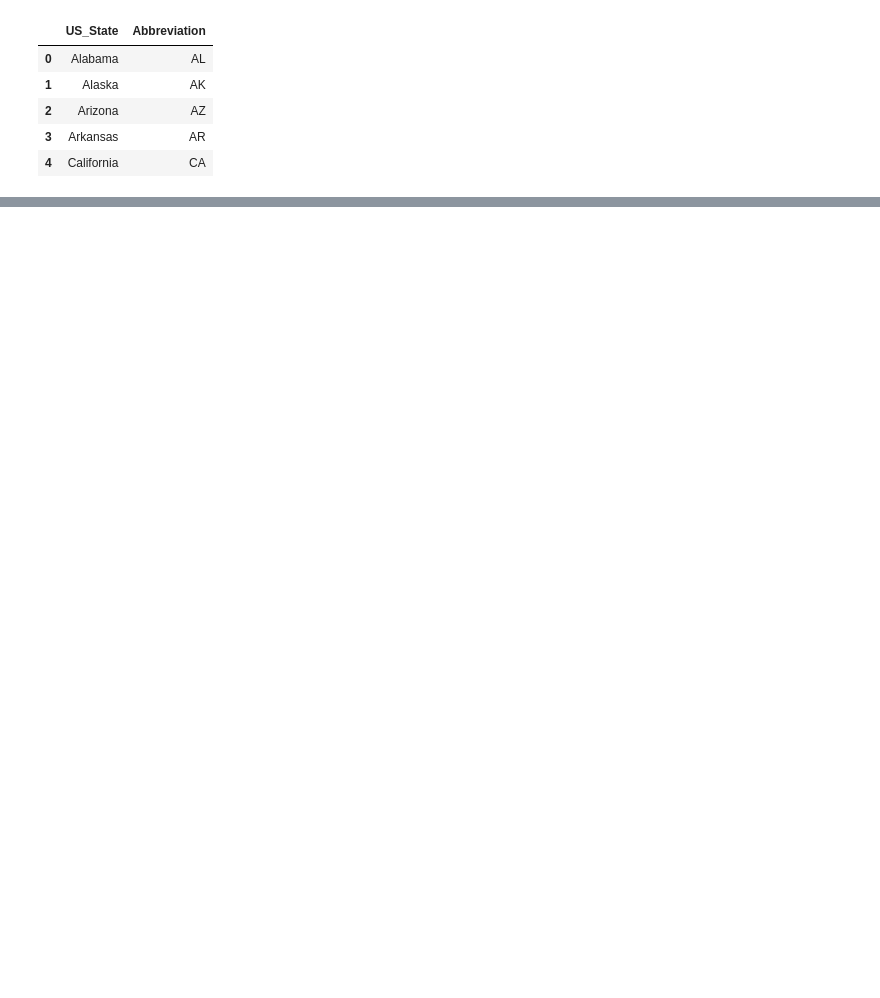
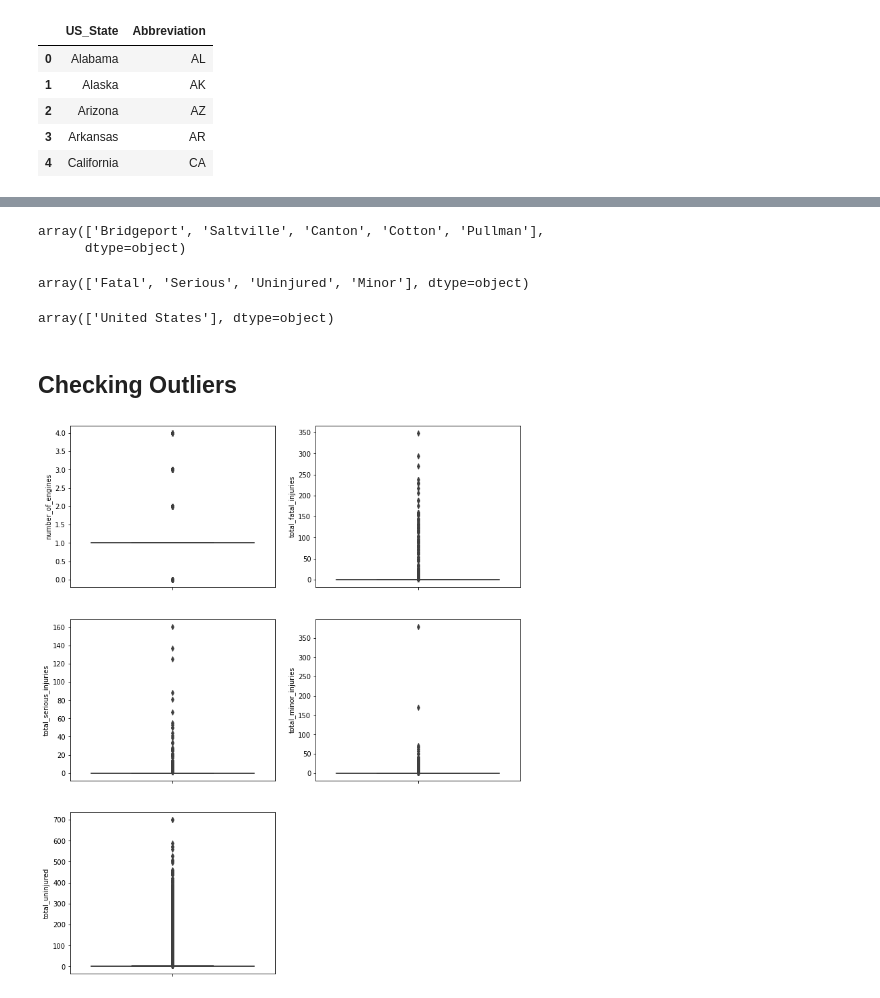
Before and after one commit to Sego-Mich/mich_phase_one_project, a Jupyter notebook: index.ipynb, the cells around one changed output, grey strips where cells are left out. Saved outputs shown, nothing was run; the diff lists cells and outputs as text; code cells hidden in the pictures; blank space fills up the shorter version.

```diff
--- a/index.ipynb
+++ b/index.ipynb
@@ -551,0 +533,58 @@ ntsb_df['state'].unique()
+# %%
+ #Adding town from location
+ntsb_df['town'] = ntsb_df['location'].map(lambda x: x.split(",")[0].strip())
+ntsb_df['town'].unique()[:5]
+# %% [output]
+array(['Bridgeport', 'Saltville', 'Canton', 'Cotton', 'Pullman'],
+      dtype=object)
+# %%
+# Creating a function to determine the severity based on the greatest value
+def calculate_severity(row):
+    # Extract the values for each injury type
+    fatal = row['total_fatal_injuries']
+    serious = row['total_serious_injuries']
+    minor = row['total_minor_injuries']
+    uninjured = row['total_uninjured']
+
+    # Determine the category with the greatest number
+    max_value = max(fatal, serious, minor, uninjured)
+
+    # Classify based on the greatest value
+    if max_value == fatal:
+        return 'Fatal'
+    elif max_value == serious:
+        return 'Serious'
+    elif max_value == minor:
+        return 'Minor'
+    else:
+        return 'Uninjured'
+
+# Apply the function to create the new 'calculated_severity' column
+ntsb_df['calculated_severity'] = ntsb_df.apply(calculate_severity, axis=1)
+# %%
+ntsb_df['calculated_severity'].unique()
+# %% [output]
+array(['Fatal', 'Serious', 'Uninjured', 'Minor'], dtype=object)
+# %%
+#taking companies based on us
+ntsb_main_df = ntsb_df[ntsb_df['country'] == 'United States']
+ntsb_main_df['country'].unique()
+# %% [output]
+array(['United States'], dtype=object)
+# %% [markdown]
+## Checking Outliers
+# %%
+numeric_df =ntsb_main_df.select_dtypes(include = ['number'])
+# %%
+#calculate the number of fig to fit height
+grid=(numeric_df.shape[1]+1)//2
+#allocating each plot a height of 5
+plt.figure(figsize=(12, grid * 5))
+
+count=0
+for col in numeric_df:
+    count += 1
+    plt.subplot(grid,2,count)
+    sns.boxplot(y=ntsb_df[col])
+# %% [output]
+[figure, added]
```
Also changed, not shown: parts of 77 cells of this notebook, 4 other files.
